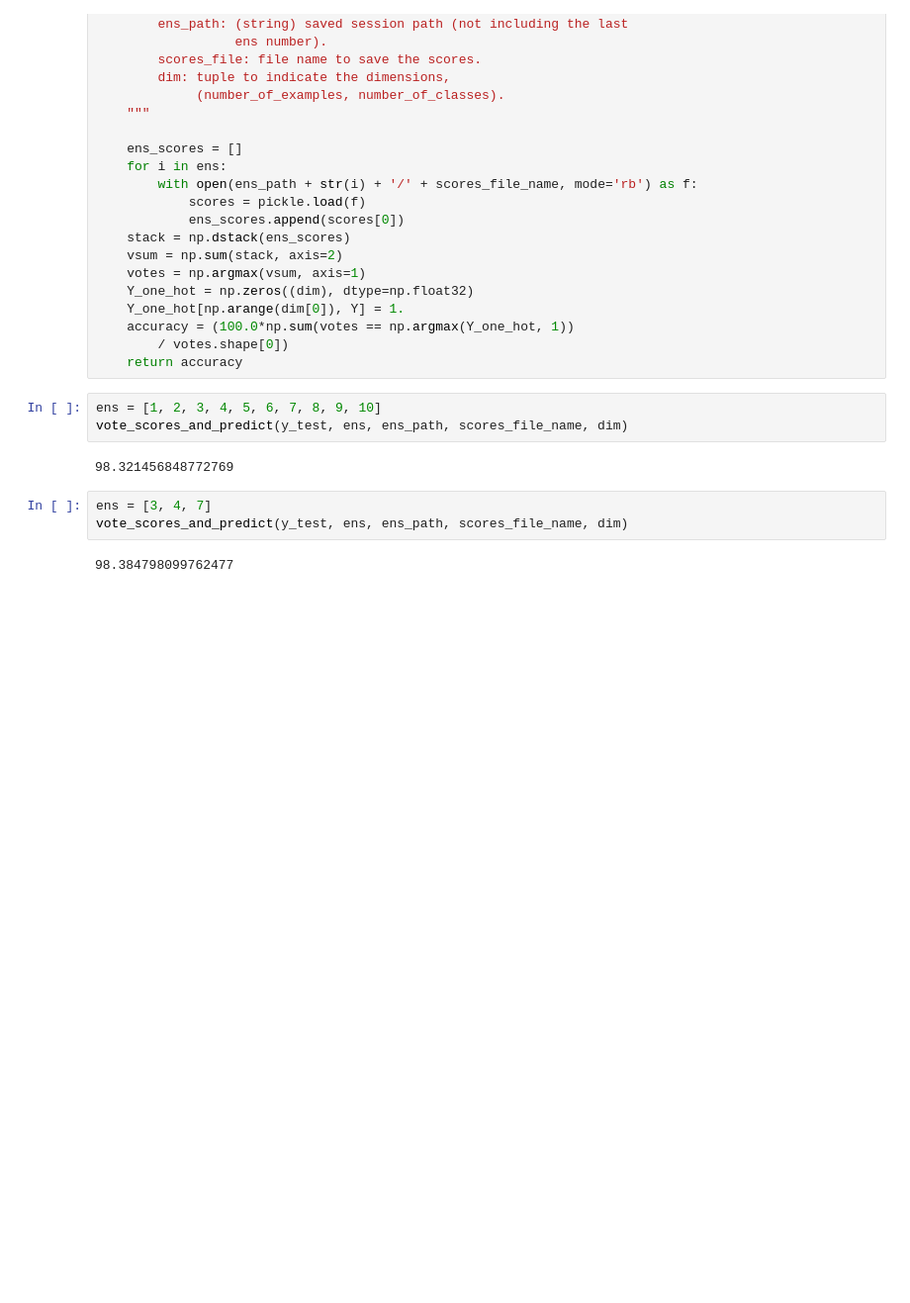
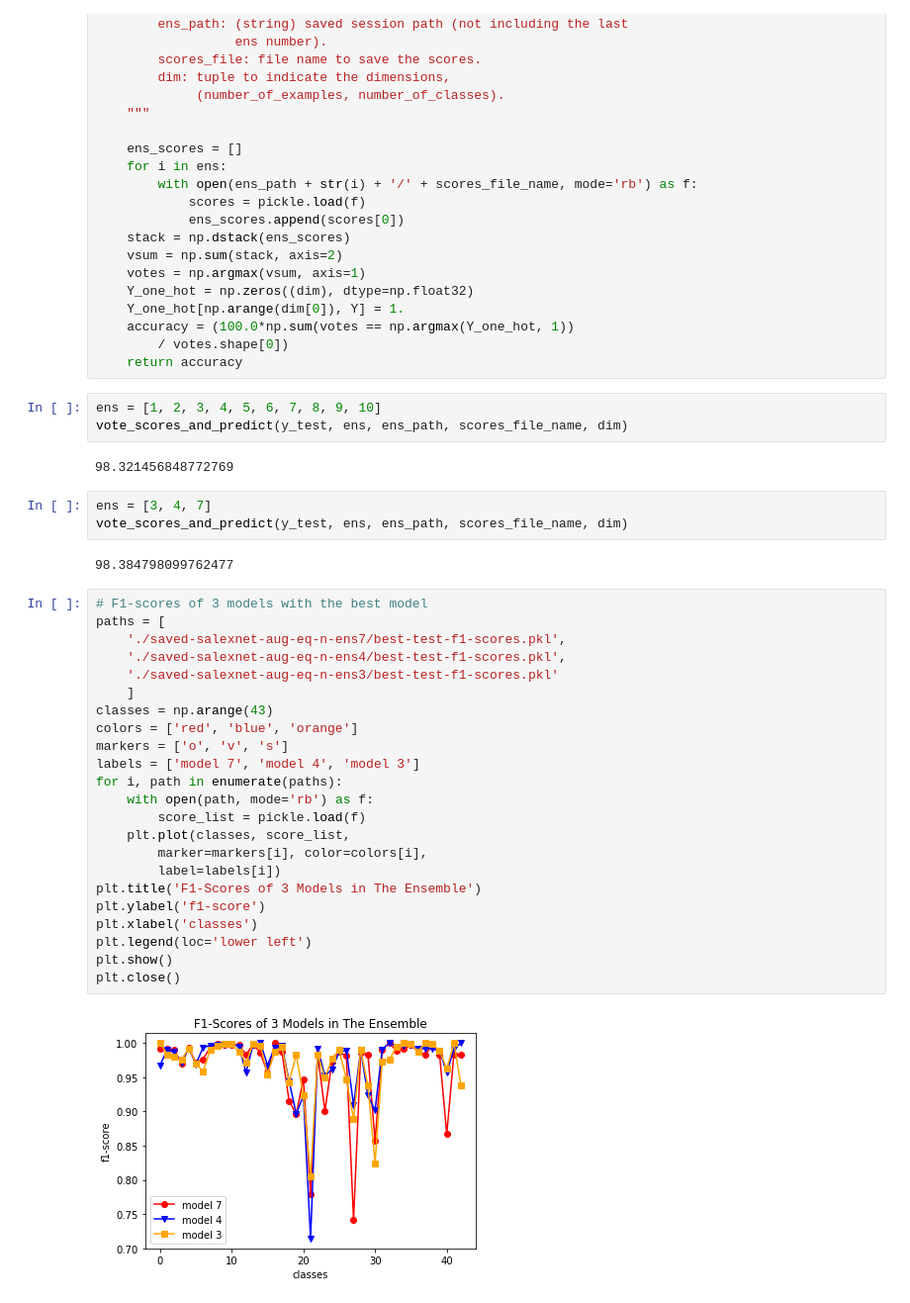
Before and after one commit to musa-atlihan/CarND-German-Traffic-Sign-Classifier-Project, a Jupyter notebook: salexnet-equal-n/ensemble-average-evaluation.ipynb, the cells around one changed output. Shown at 99% size. Saved outputs shown, nothing was run; the diff lists cells and outputs as text; blank space fills up the shorter version.

```diff
--- a/salexnet-equal-n/ensemble-average-evaluation.ipynb
+++ b/salexnet-equal-n/ensemble-average-evaluation.ipynb
@@ -152,3 +153,28 @@ ens = [3, 4, 7]
 vote_scores_and_predict(y_test, ens, ens_path, scores_file_name, dim)
 # %% [output]
 98.384798099762477
+# %%
+# F1-scores of 3 models with the best model
+paths = [
+    './saved-salexnet-aug-eq-n-ens7/best-test-f1-scores.pkl',
+    './saved-salexnet-aug-eq-n-ens4/best-test-f1-scores.pkl',
+    './saved-salexnet-aug-eq-n-ens3/best-test-f1-scores.pkl'
+    ]
+classes = np.arange(43)
+colors = ['red', 'blue', 'orange']
+markers = ['o', 'v', 's']
+labels = ['model 7', 'model 4', 'model 3']
+for i, path in enumerate(paths):
+    with open(path, mode='rb') as f:
+        score_list = pickle.load(f)
+    plt.plot(classes, score_list,
+        marker=markers[i], color=colors[i],
+        label=labels[i])
+plt.title('F1-Scores of 3 Models in The Ensemble')
+plt.ylabel('f1-score')
+plt.xlabel('classes')
+plt.legend(loc='lower left')
+plt.show()
+plt.close()
+# %% [output]
+[figure, added]
```
Also changed, not shown: parts of 1 cell of this notebook, 10 other files.
